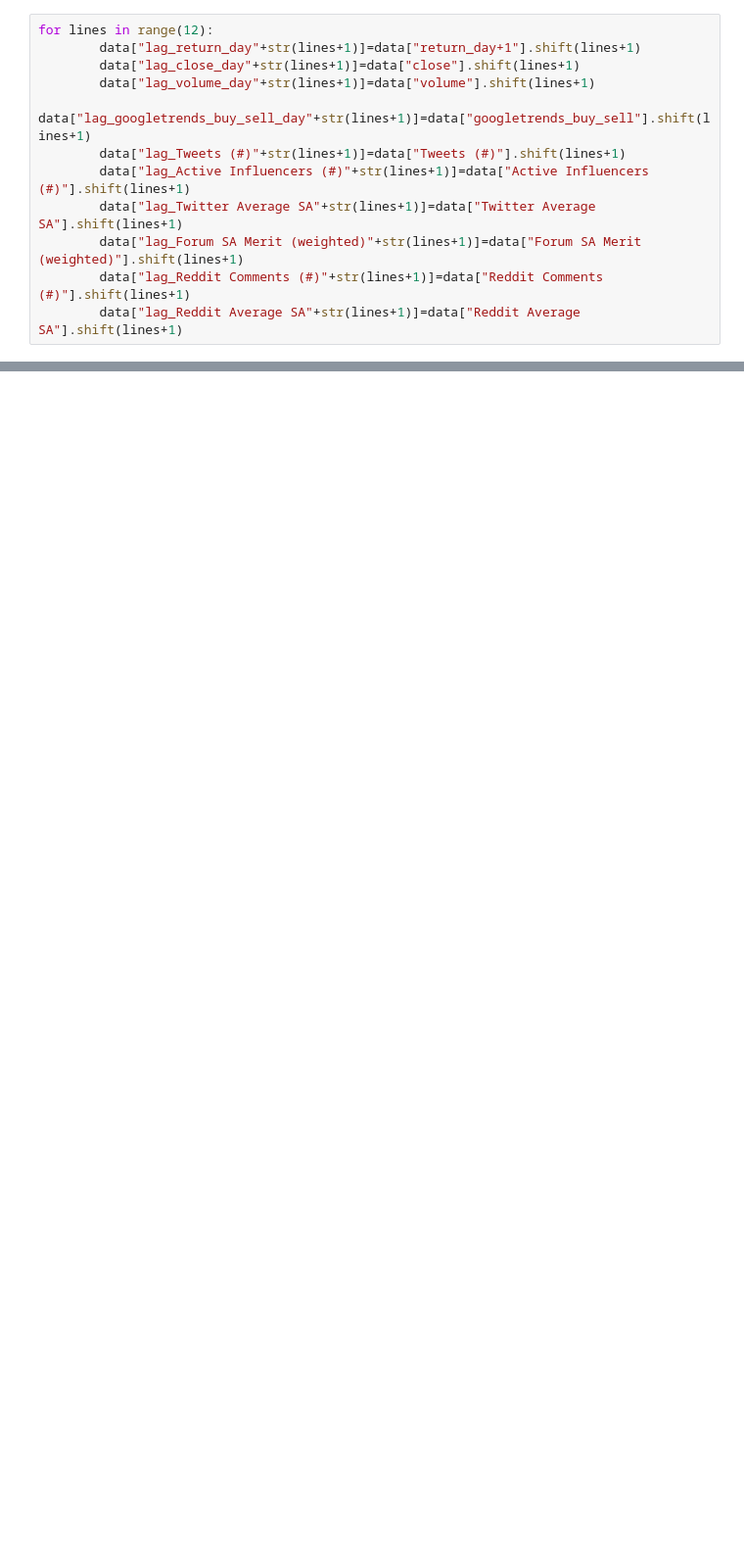
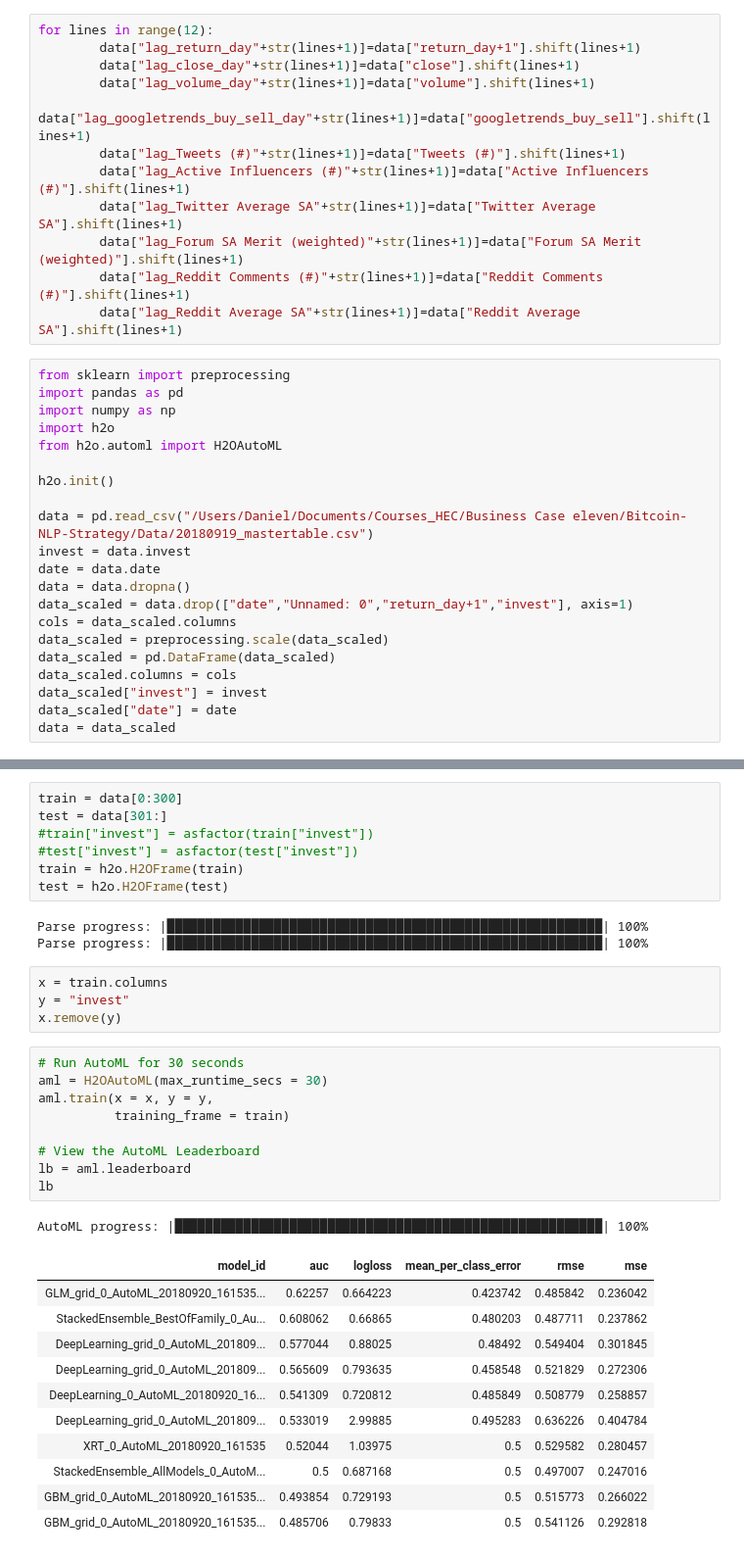
Before and after one commit to ViktorMalesevic/Bitcoin-NLP-Strategy, a Jupyter notebook: code_daniel.ipynb, the cells around one changed output, grey strips where cells are left out. Shown at 98% size. Drawn from its saved outputs; the diff is of its cells as text; blank space fills up the shorter version.

Commit message:
update model

```diff
--- a/code_daniel.ipynb
+++ b/code_daniel.ipynb
@@ -279,3 +239,24 @@ for lines in range(12):
         data["lag_Forum SA Merit (weighted)"+str(lines+1)]=data["Forum SA Merit (weighted)"].shift(lines+1)
         data["lag_Reddit Comments (#)"+str(lines+1)]=data["Reddit Comments (#)"].shift(lines+1)
         data["lag_Reddit Average SA"+str(lines+1)]=data["Reddit Average SA"].shift(lines+1)
+# %%
+from sklearn import preprocessing
+import pandas as pd
+import numpy as np
+import h2o
+from h2o.automl import H2OAutoML
+
+h2o.init()
+
+data = pd.read_csv("/Users/Daniel/Documents/Courses_HEC/Business Case eleven/Bitcoin-NLP-Strategy/Data/20180919_mastertable.csv")
+invest = data.invest
+date = data.date
+data = data.dropna()
+data_scaled = data.drop(["date","Unnamed: 0","return_day+1","invest"], axis=1)
+cols = data_scaled.columns
+data_scaled = preprocessing.scale(data_scaled)
+data_scaled = pd.DataFrame(data_scaled)
+data_scaled.columns = cols
+data_scaled["invest"] = invest
+data_scaled["date"] = date
+data = data_scaled
@@ -281,0 +281,36 @@ for lines in range(12):
+# %%
+train = data[0:300]
+test = data[301:]
+#train["invest"] = asfactor(train["invest"])
+#test["invest"] = asfactor(test["invest"])
+train = h2o.H2OFrame(train)
+test = h2o.H2OFrame(test)
+# %% [output]
+Parse progress: |█████████████████████████████████████████████████████████| 100%
+Parse progress: |█████████████████████████████████████████████████████████| 100%
+# %%
+x = train.columns
+y = "invest"
+x.remove(y)
+# %%
+# Run AutoML for 30 seconds
+aml = H2OAutoML(max_runtime_secs = 30)
+aml.train(x = x, y = y,
+          training_frame = train)
+
+# View the AutoML Leaderboard
+lb = aml.leaderboard
+lb
+# %% [output]
+AutoML progress: |████████████████████████████████████████████████████████| 100%
+| model_id | auc | logloss | mean_per_class_error | rmse | mse |
+| GLM_grid_0_AutoML_20180920_161535... | 0.62257 | 0.664223 | 0.423742 | 0.485842 | 0.236042 |
+| StackedEnsemble_BestOfFamily_0_Au... | 0.608062 | 0.66865 | 0.480203 | 0.487711 | 0.237862 |
+| DeepLearning_grid_0_AutoML_201809... | 0.577044 | 0.88025 | 0.48492 | 0.549404 | 0.301845 |
+| DeepLearning_grid_0_AutoML_201809... | 0.565609 | 0.793635 | 0.458548 | 0.521829 | 0.272306 |
+| DeepLearning_0_AutoML_20180920_16... | 0.541309 | 0.720812 | 0.485849 | 0.508779 | 0.258857 |
+| DeepLearning_grid_0_AutoML_201809... | 0.533019 | 2.99885 | 0.495283 | 0.636226 | 0.404784 |
+| XRT_0_AutoML_20180920_161535 | 0.52044 | 1.03975 | 0.5 | 0.529582 | 0.280457 |
+| StackedEnsemble_AllModels_0_AutoM... | 0.5 | 0.687168 | 0.5 | 0.497007 | 0.247016 |
+| GBM_grid_0_AutoML_20180920_161535... | 0.493854 | 0.729193 | 0.5 | 0.515773 | 0.266022 |
+| GBM_grid_0_AutoML_20180920_161535... | 0.485706 | 0.79833 | 0.5 | 0.541126 | 0.292818 |
```
Also changed, not shown: parts of 2 cells of this notebook.
